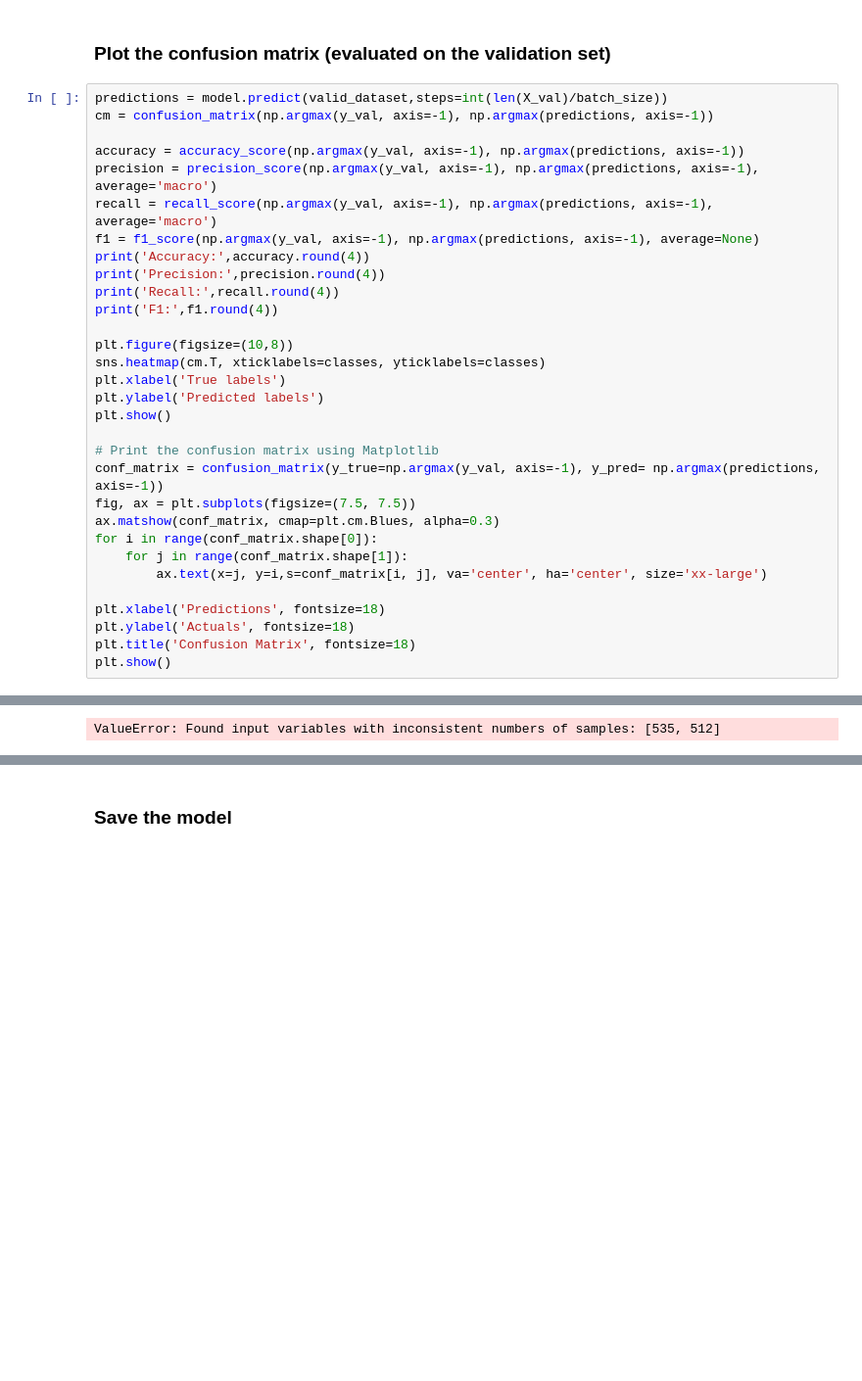
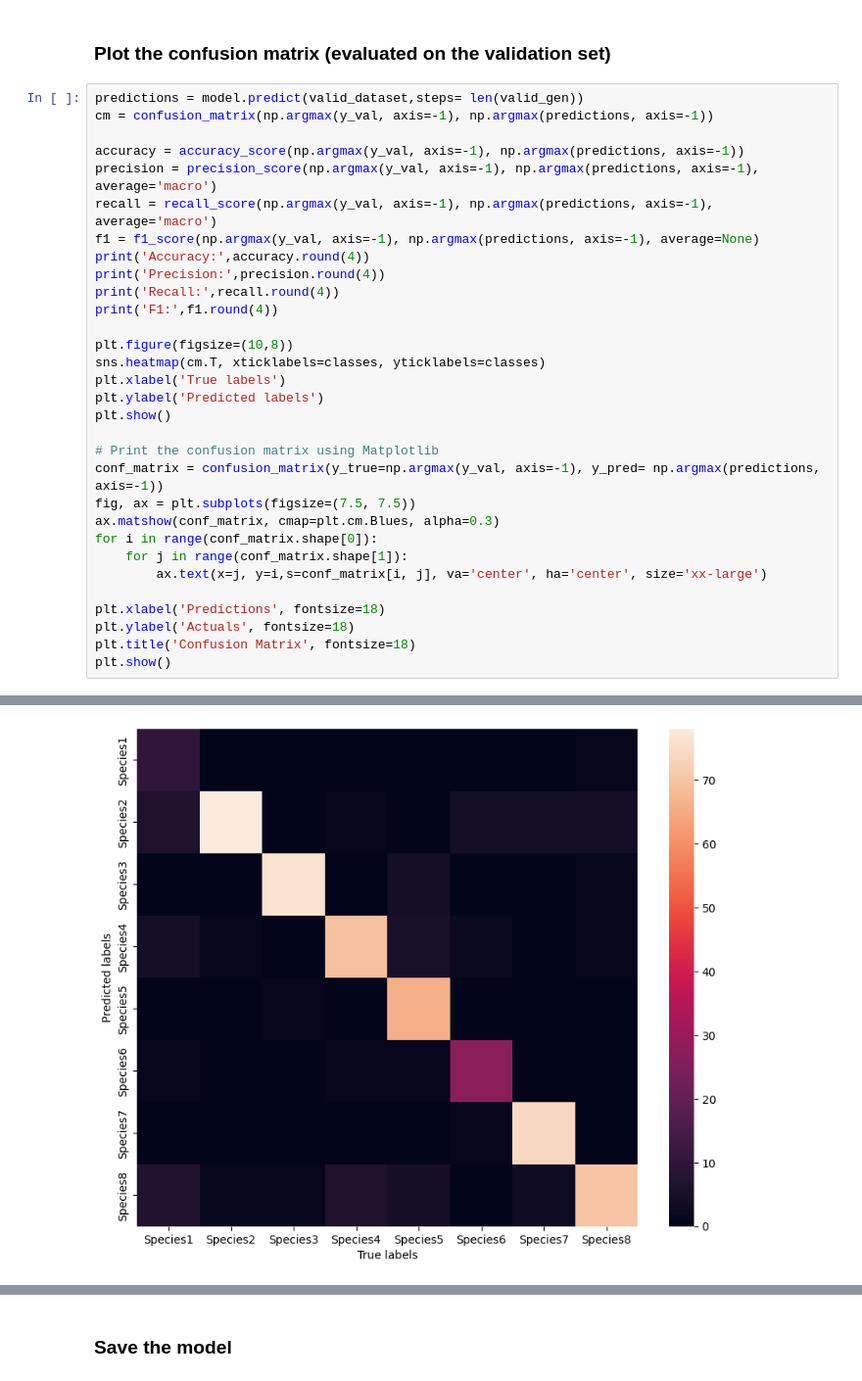
Before and after one commit to gabrieleginestroni/AN2DL-project-2022, a Jupyter notebook: Code/gab2_competition_online.ipynb, the cells around one changed output, grey strips where cells are left out. Shown at 98% size. Cells and saved outputs as stored; diff of their text form; blank space fills up the shorter version.

```diff
--- a/Code/gab2_competition_online.ipynb
+++ b/Code/gab2_competition_online.ipynb
@@ -391,7 +362,7 @@ plt.show()
 # %% [markdown]
 ### Plot the confusion matrix (evaluated on the validation set)
 # %%
-predictions = model.predict(valid_dataset,steps=int(len(X_val)/batch_size))
+predictions = model.predict(valid_dataset,steps= len(valid_gen))
 cm = confusion_matrix(np.argmax(y_val, axis=-1), np.argmax(predictions, axis=-1))
 
 accuracy = accuracy_score(np.argmax(y_val, axis=-1), np.argmax(predictions, axis=-1))
@@ -426 +401 @@ plt.show()
-ValueError: Found input variables with inconsistent numbers of samples: [535, 512]
+[figure, added]
```
Also changed, not shown: parts of 14 cells of this notebook.
